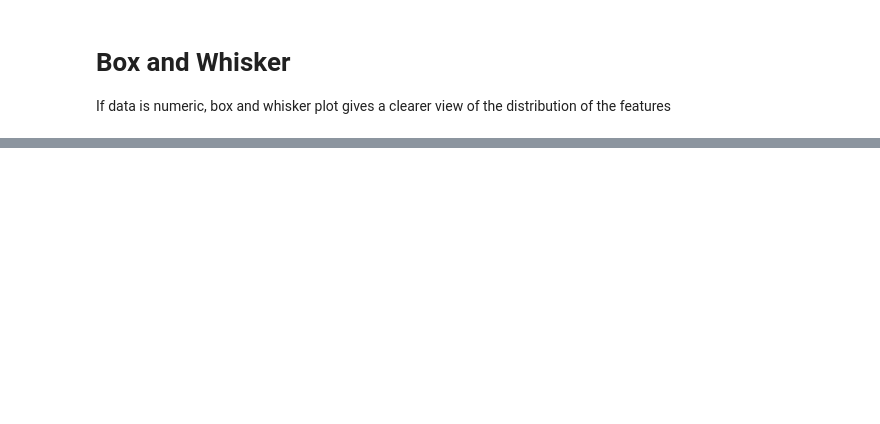
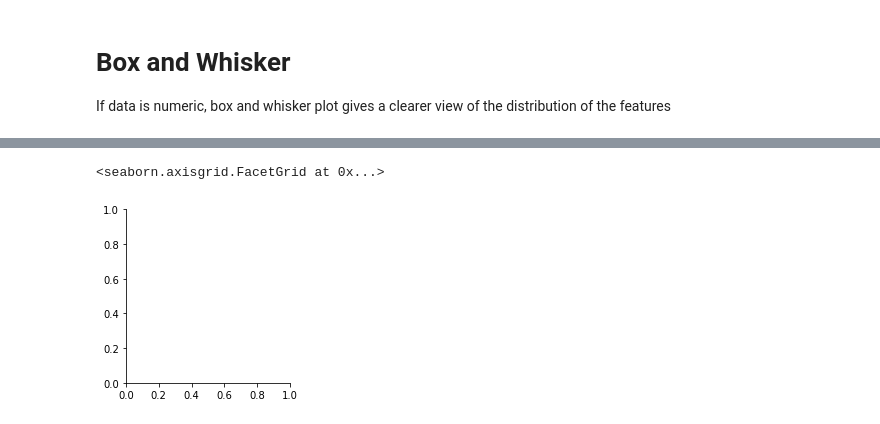
Before and after one commit to scubageek01/ml_projects, a Jupyter notebook: notebooks/00-initial-exploratory.ipynb, the cells around one changed output, grey strips where cells are left out. Cells and saved outputs as stored; diff of their text form; code cells hidden in the pictures; blank space fills up the shorter version.

```diff
--- a/notebooks/00-initial-exploratory.ipynb
+++ b/notebooks/00-initial-exploratory.ipynb
@@ -137,0 +141,5 @@ plt.show()
+# %%
+sns.FacetGrid(df)
+# %% [output]
+<seaborn.axisgrid.FacetGrid at 0x...>
+[figure, added]
```
Also changed, not shown: parts of 12 cells of this notebook, 29 other files.
